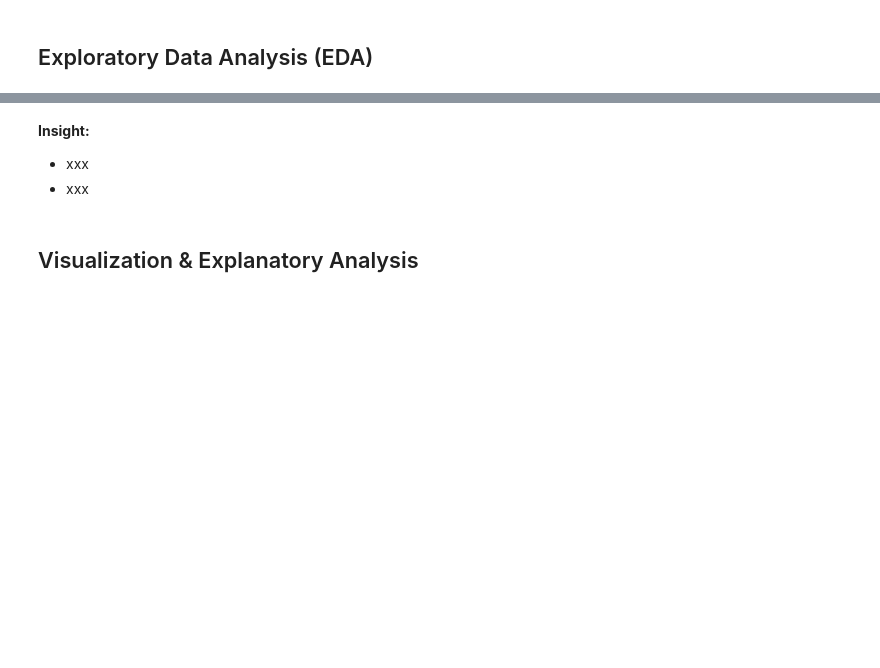
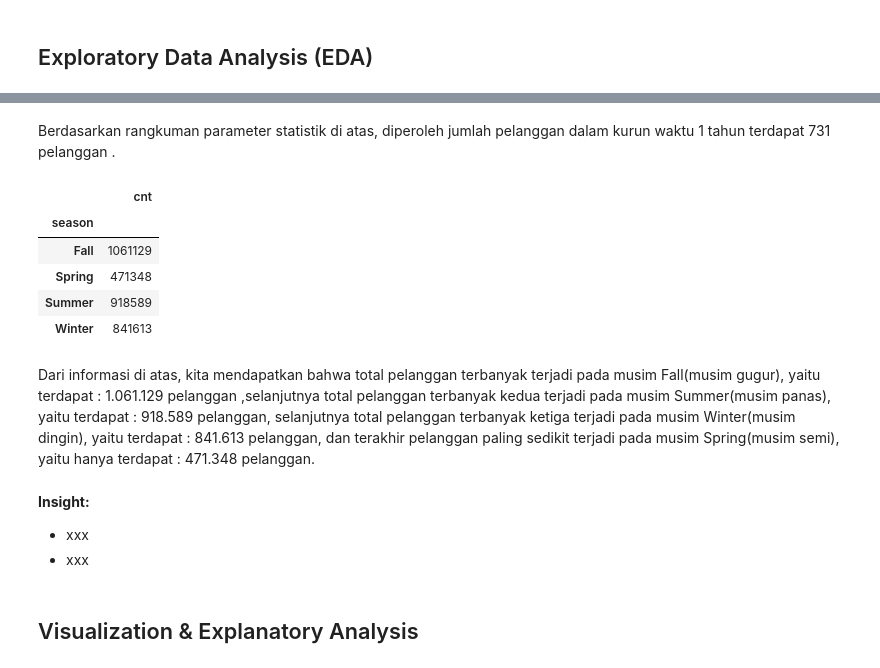
Before and after one commit to Nauviii/first_project_DataAnalayst, a Jupyter notebook: Notebook.ipynb, the cells around one changed output, grey strips where cells are left out. Drawn from its saved outputs; the diff is of its cells as text; code cells hidden in the pictures; blank space fills up the shorter version.

```diff
--- a/Notebook.ipynb
+++ b/Notebook.ipynb
@@ -495,3 +510,20 @@ bike_day_df.to_csv("first_project_DataAnalyst/dashboard/cleaned_day_df.csv", ind
+# %% [markdown]
+Berdasarkan rangkuman parameter statistik di atas, diperoleh jumlah pelanggan dalam kurun waktu 1 tahun terdapat 731 pelanggan .
+# %%
+# Mencari jumlah pelanggan terbanyak diantara 4 musim yang ada berdasarkan cnt (count of total rental bikes including both casual and registered)
+season_count_day = bike_day_df.groupby(by = ["season"]).agg({
+    "cnt" : "sum"
+})
+season_count_day
+# %% [output]
+|  | cnt |
+| season |  |
+| Fall | 1061129 |
+| Spring | 471348 |
+| Summer | 918589 |
+| Winter | 841613 |
+# %% [markdown]
+Dari informasi di atas, kita mendapatkan bahwa total pelanggan terbanyak terjadi pada musim Fall(musim gugur), yaitu terdapat : 1.061.129 pelanggan ,selanjutnya total pelanggan terbanyak kedua terjadi pada musim Summer(musim panas), yaitu terdapat : 918.589 pelanggan, selanjutnya total pelanggan terbanyak ketiga terjadi pada musim Winter(musim dingin), yaitu terdapat : 841.613 pelanggan, dan terakhir pelanggan paling sedikit terjadi pada musim Spring(musim semi), yaitu hanya terdapat : 471.348 pelanggan.
 # %% [markdown]
 **Insight:**
 - xxx
```
Also changed, not shown: parts of 4 cells of this notebook.
